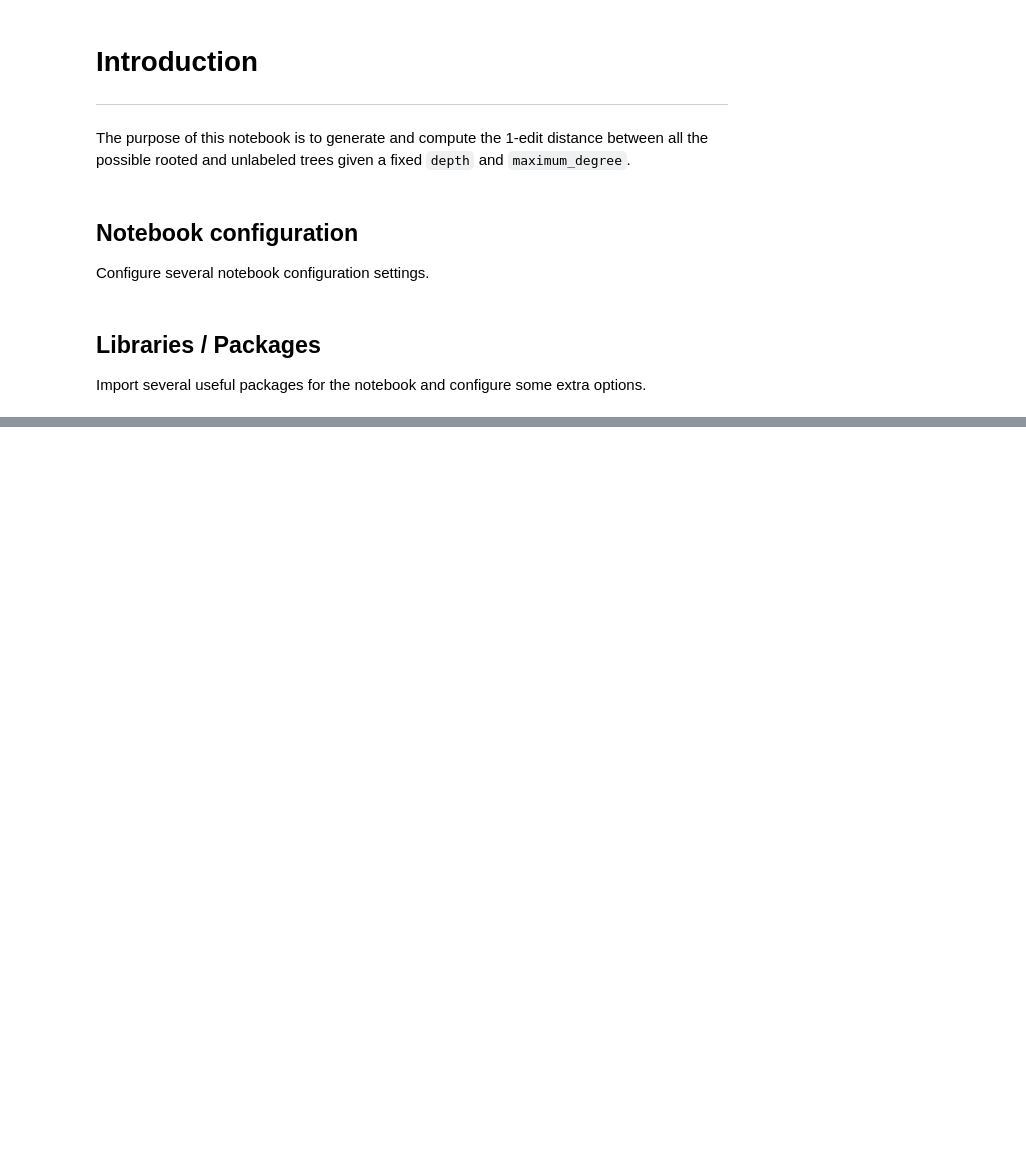
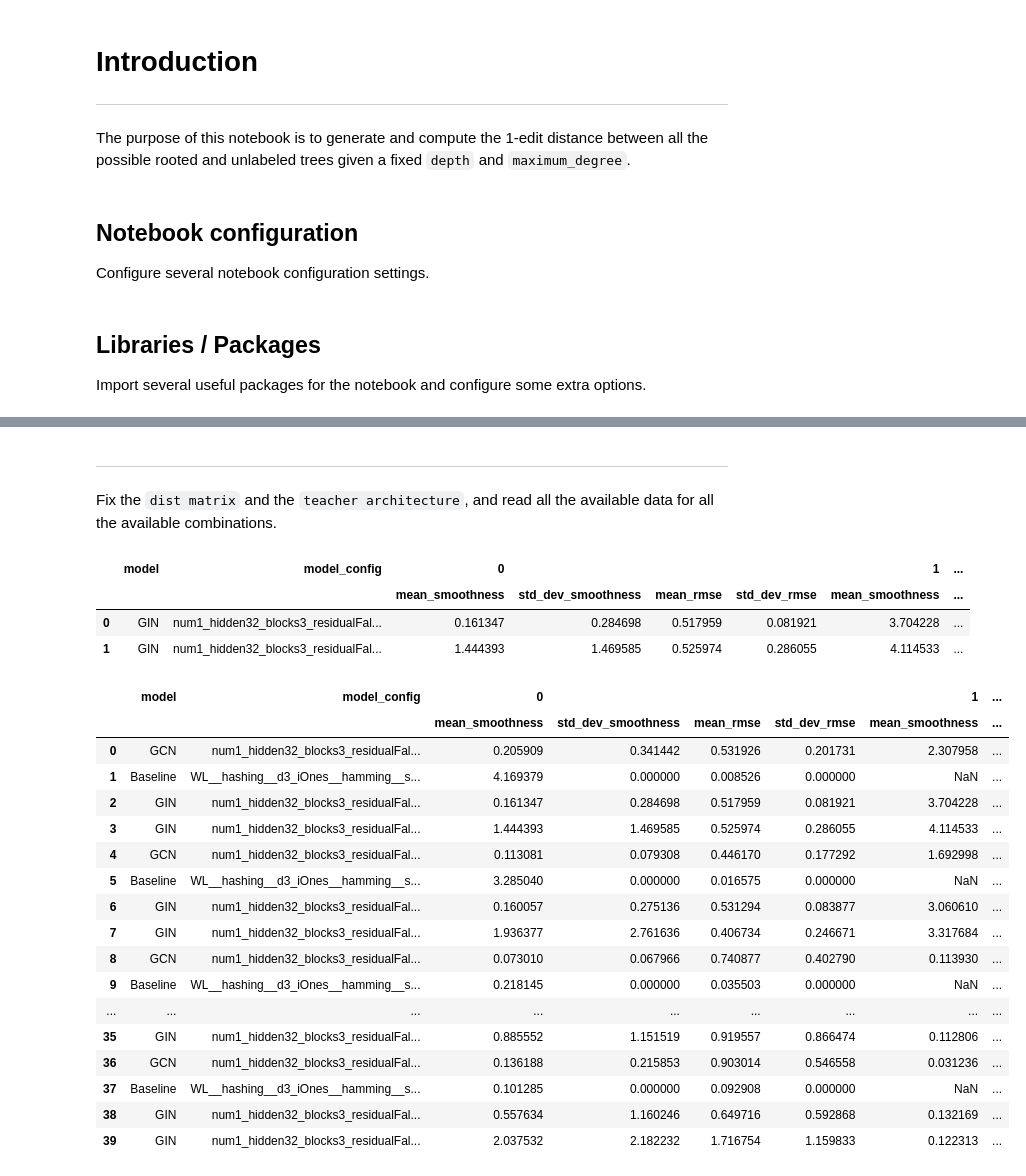
Before and after one commit to berges99/GNN-Extrapolation, a Jupyter notebook: notebooks/analyze_smoothness.ipynb, the cells around one changed output, grey strips where cells are left out. Cells and saved outputs as stored; diff of their text form; code cells hidden in the pictures; blank space fills up the shorter version.

```diff
--- a/notebooks/analyze_smoothness.ipynb
+++ b/notebooks/analyze_smoothness.ipynb
@@ -111,0 +110,3 @@ smoothness_stats.groupby('model').mean()
+# %% [markdown]
+---
+Fix the `dist matrix` and the `teacher architecture`, and read all the available data for all the available combinations.
@@ -111,0 +115,55 @@ smoothness_stats.groupby('model').mean()
+# %%
+# Define some auxiliary functions for reading the generated smoothness csv files
+def readSmoothnessCSV(smoothness_filename, model):
+    '''Auxiliary function to read a generated smoothness csv file.'''
+    smoothness_stats = (pd.read_csv(smoothness_filename, header=[0, 1], index_col=0)
+                          .reset_index()
+                          .rename(columns={'index': 'model_config'}))
+    # Add an extra column with the model type (for later processing)
+    smoothness_stats['model'] = [model] * len(smoothness_stats)
+    # Rearange column order for better visualization
+    cols = smoothness_stats.columns.tolist()
+    cols = cols[-1:] + cols[:-1]
+    return smoothness_stats[cols]
+# %%
+# Test method with a sample
+sample_filename = f"{teacher_outputs_prefix}/{teacher_outputs_filenames[0]}/student_outputs/GIN/smoothness/{DIST_MATRIX}.csv"
+sample_smoothness_stats = readSmoothnessCSV(sample_filename, model='GIN')
+# Save ordered columns for later processing
+ordered_cols = sample_smoothness_stats.columns.tolist()
+sample_smoothness_stats
+# %% [output]
+|  | model | model_config | 0 |  |  |  | 1 | ... |
+|  |  |  | mean_smoothness | std_dev_smoothness | mean_rmse | std_dev_rmse | mean_smoothness | ... |
+| 0 | GIN | num1_hidden32_blocks3_residualFal... | 0.161347 | 0.284698 | 0.517959 | 0.081921 | 3.704228 | ... |
+| 1 | GIN | num1_hidden32_blocks3_residualFal... | 1.444393 | 1.469585 | 0.525974 | 0.286055 | 4.114533 | ... |
+# %%
+# Gather all results for a given fixed teacher parameterization and a fixed distance matrix for computing the smoothness
+smoothness_stats = pd.DataFrame()
+for teacher_outputs_filename in tqdm(teacher_outputs_filenames):
+    for student in students:
+        student_outputs_filename = \
+            f"{teacher_outputs_prefix}/{teacher_outputs_filename}/student_outputs/{student}/smoothness/{DIST_MATRIX}.csv"
+        smoothness_stats = smoothness_stats.append(
+            readSmoothnessCSV(student_outputs_filename, model=student), ignore_index=True)
+smoothness_stats = smoothness_stats[ordered_cols]
+smoothness_stats
+# %% [output]
+|  | model | model_config | 0 |  |  |  | 1 | ... |
+|  |  |  | mean_smoothness | std_dev_smoothness | mean_rmse | std_dev_rmse | mean_smoothness | ... |
+| 0 | GCN | num1_hidden32_blocks3_residualFal... | 0.205909 | 0.341442 | 0.531926 | 0.201731 | 2.307958 | ... |
+| 1 | Baseline | WL__hashing__d3_iOnes__hamming__s... | 4.169379 | 0.000000 | 0.008526 | 0.000000 | NaN | ... |
+| 2 | GIN | num1_hidden32_blocks3_residualFal... | 0.161347 | 0.284698 | 0.517959 | 0.081921 | 3.704228 | ... |
+| 3 | GIN | num1_hidden32_blocks3_residualFal... | 1.444393 | 1.469585 | 0.525974 | 0.286055 | 4.114533 | ... |
+| 4 | GCN | num1_hidden32_blocks3_residualFal... | 0.113081 | 0.079308 | 0.446170 | 0.177292 | 1.692998 | ... |
+| 5 | Baseline | WL__hashing__d3_iOnes__hamming__s... | 3.285040 | 0.000000 | 0.016575 | 0.000000 | NaN | ... |
+| 6 | GIN | num1_hidden32_blocks3_residualFal... | 0.160057 | 0.275136 | 0.531294 | 0.083877 | 3.060610 | ... |
+| 7 | GIN | num1_hidden32_blocks3_residualFal... | 1.936377 | 2.761636 | 0.406734 | 0.246671 | 3.317684 | ... |
+| 8 | GCN | num1_hidden32_blocks3_residualFal... | 0.073010 | 0.067966 | 0.740877 | 0.402790 | 0.113930 | ... |
+| 9 | Baseline | WL__hashing__d3_iOnes__hamming__s... | 0.218145 | 0.000000 | 0.035503 | 0.000000 | NaN | ... |
+| ... | ... | ... | ... | ... | ... | ... | ... | ... |
+| 35 | GIN | num1_hidden32_blocks3_residualFal... | 0.885552 | 1.151519 | 0.919557 | 0.866474 | 0.112806 | ... |
+| 36 | GCN | num1_hidden32_blocks3_residualFal... | 0.136188 | 0.215853 | 0.903014 | 0.546558 | 0.031236 | ... |
+| 37 | Baseline | WL__hashing__d3_iOnes__hamming__s... | 0.101285 | 0.000000 | 0.092908 | 0.000000 | NaN | ... |
+| 38 | GIN | num1_hidden32_blocks3_residualFal... | 0.557634 | 1.160246 | 0.649716 | 0.592868 | 0.132169 | ... |
+| 39 | GIN | num1_hidden32_blocks3_residualFal... | 2.037532 | 2.182232 | 1.716754 | 1.159833 | 0.122313 | ... |
```
Also changed, not shown: parts of 14 cells of this notebook, 3 other files.
